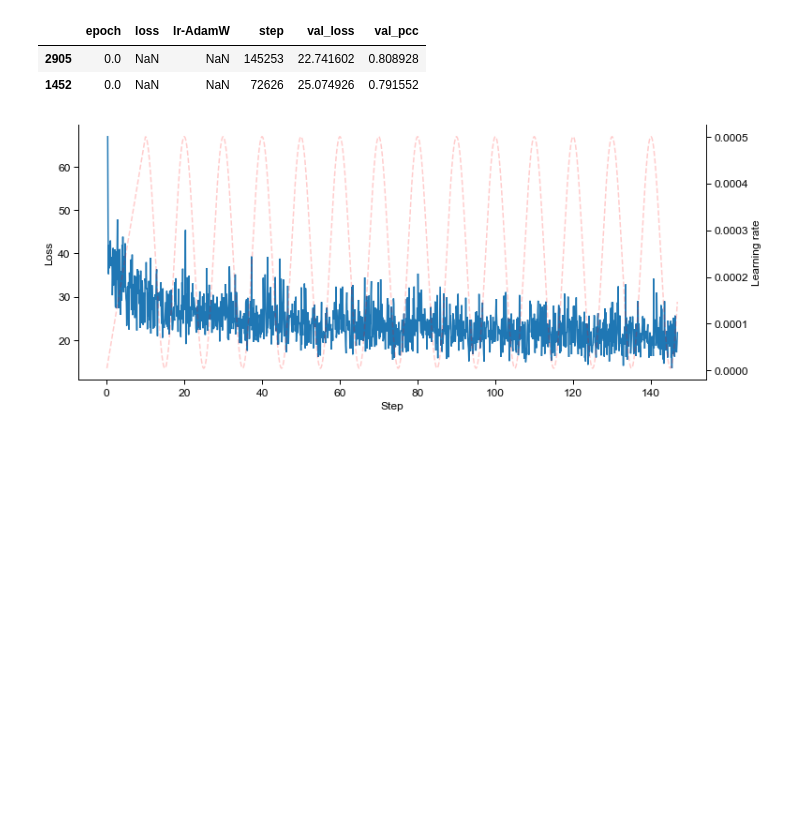
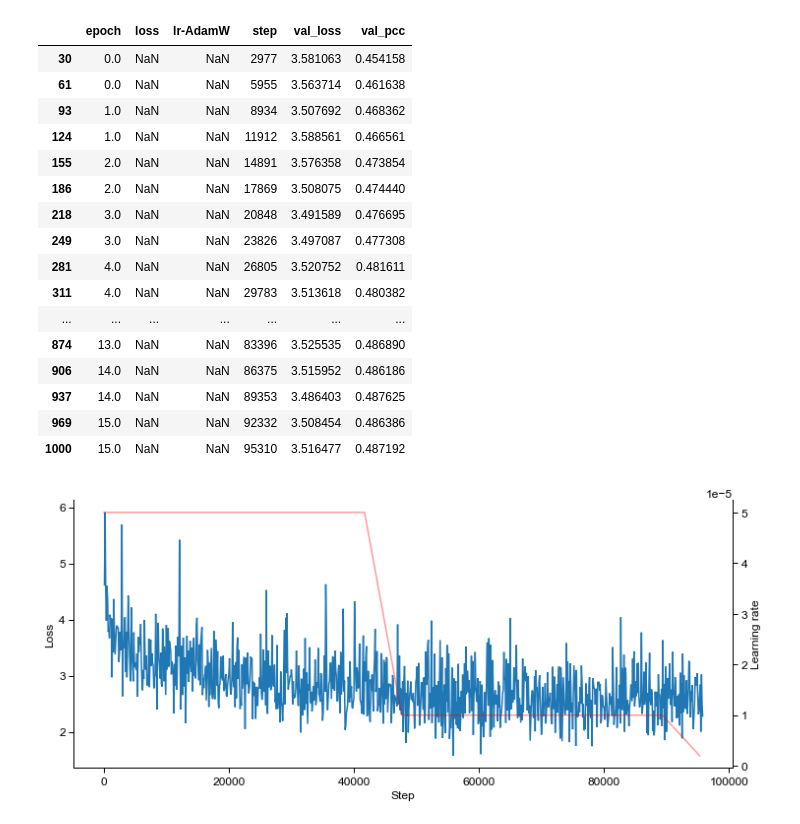
Before and after one commit to vierstralab/vinson, a Jupyter notebook: Train_Metrics.ipynb, the cells around one changed output. Cells and saved outputs as stored; diff of their text form; code cells hidden in the pictures; blank space fills up the shorter version.

```diff
--- a/Train_Metrics.ipynb
+++ b/Train_Metrics.ipynb
@@ -5,11 +5,12 @@ import numpy as np
 import pandas as pd
 # %%
 metrics = pd.read_csv(
-    "models/data_AUG3/logs/lightning_logs/version_0/metrics.csv"
+    "models/variant_data_AUG3_with_warmup_and_decay_var_split_v3/logs/lightning_logs/version_0/metrics.csv"
 )
 
 i = metrics.loss.abs() > 100
 metrics.loc[i, "loss"] = pd.NA
+
 
 val_steps = ~metrics.val_loss.isna()
 val_metrics = metrics[val_steps]
@@ -17,17 +18,31 @@ train_metrics = metrics[~val_steps]
 
 fig, ax = plt.subplots(2, 1, sharex=True)
 
+
 i = ~np.isnan(metrics.loss)
 ax[0].plot(metrics.step[i], metrics.loss[i], label="Training")
 ax[0].plot(
     val_metrics.step, val_metrics.val_loss, "o--", lw=2, ms=8, label="Validation"
 )
+
 ax[0].set_ylabel("Loss")
 ax[0].legend()
 
-ax[1].plot(val_metrics.step, val_metrics.val_pcc, "o--", lw=2, ms=8, label="Validation")
+# ax[0].set_ylim(10, 40)
+
+ax[1].plot(val_metrics.step, val_metrics.val_pcc, "o--", lw=2, ms=8, label="Correlation")
 ax[1].set_xlabel("Training steps")
 ax[1].set_ylabel("Pearson's R")
 
-fig.set_size_inches(15, 8)
+
+i = ~np.isnan(metrics["lr-AdamW"])
+
+tax = ax[1].twinx()
+tax.plot(metrics.step[i], metrics["lr-AdamW"][i], color="red", alpha=0.4, label="Learning rate")
+tax.set_ylabel("Learning rate")
+
+ax[1].spines["right"].set_visible(True)
+
+
+fig.set_size_inches(10, 8)
 # %% [output]
@@ -35,26 +50,42 @@ fig.set_size_inches(15, 8)
 # %%
-val_metrics.sort_values(by="val_loss")
+val_metrics.sort_values(by="step")
 # %% [output]
 |  | epoch | loss | lr-AdamW | step | val_loss | val_pcc |
-| 2905 | 0.0 | NaN | NaN | 145253 | 22.741602 | 0.808928 |
-| 1452 | 0.0 | NaN | NaN | 72626 | 25.074926 | 0.791552 |
+| 30 | 0.0 | NaN | NaN | 2977 | 3.581063 | 0.454158 |
+| 61 | 0.0 | NaN | NaN | 5955 | 3.563714 | 0.461638 |
+| 93 | 1.0 | NaN | NaN | 8934 | 3.507692 | 0.468362 |
+| 124 | 1.0 | NaN | NaN | 11912 | 3.588561 | 0.466561 |
+| 155 | 2.0 | NaN | NaN | 14891 | 3.576358 | 0.473854 |
+| 186 | 2.0 | NaN | NaN | 17869 | 3.508075 | 0.474440 |
+| 218 | 3.0 | NaN | NaN | 20848 | 3.491589 | 0.476695 |
+| 249 | 3.0 | NaN | NaN | 23826 | 3.497087 | 0.477308 |
+| 281 | 4.0 | NaN | NaN | 26805 | 3.520752 | 0.481611 |
+| 311 | 4.0 | NaN | NaN | 29783 | 3.513618 | 0.480382 |
+| ... | ... | ... | ... | ... | ... | ... |
+| 874 | 13.0 | NaN | NaN | 83396 | 3.525535 | 0.486890 |
+| 906 | 14.0 | NaN | NaN | 86375 | 3.515952 | 0.486186 |
+| 937 | 14.0 | NaN | NaN | 89353 | 3.486403 | 0.487625 |
+| 969 | 15.0 | NaN | NaN | 92332 | 3.508454 | 0.486386 |
+| 1000 | 15.0 | NaN | NaN | 95310 | 3.516477 | 0.487192 |
 # %%
 fig, ax = plt.subplots()
 
 i = ~np.isnan(metrics.loss)
-ax.plot(metrics.step[i]/1000, metrics.loss[i])
+ax.plot(metrics.step[i], metrics.loss[i])
 ax.set_xlabel("Step")
 ax.set_ylabel("Loss")
 
-
+# ax.set_ylim(10, 40)
+#
 ax = ax.twinx()
 i = ~np.isnan(metrics["lr-AdamW"])
-ax.plot(metrics.step[i]/1000, metrics["lr-AdamW"][i], color="red", ls="--", alpha=0.2)
+ax.plot(metrics.step[i], metrics["lr-AdamW"][i], color="red", alpha=0.4)
 
 ax.set_ylabel("Learning rate")
 
 ax.spines["right"].set_visible(True)
 
+
 fig.set_size_inches(12, 5)
 # %% [output]
-[figure, old version]
+[figure, new version]
```
Also changed, not shown: parts of 2 cells of this notebook, 12 other files.
